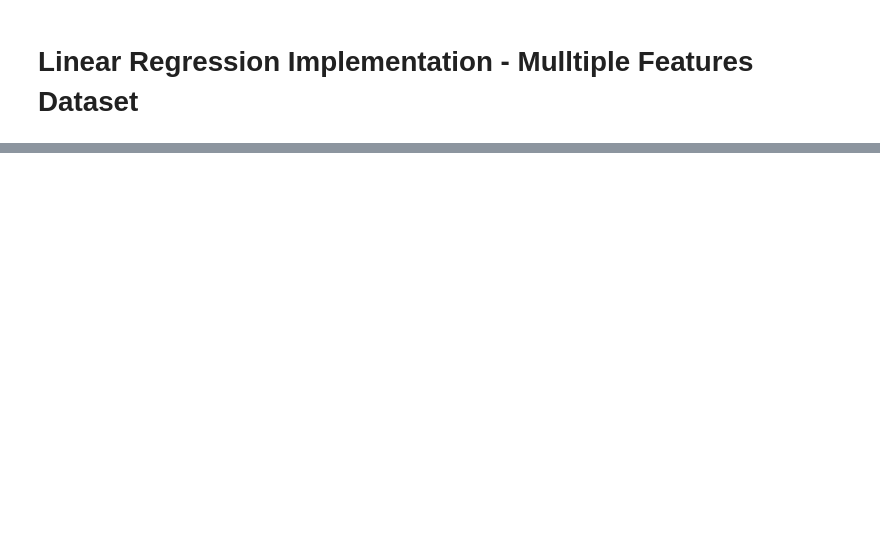
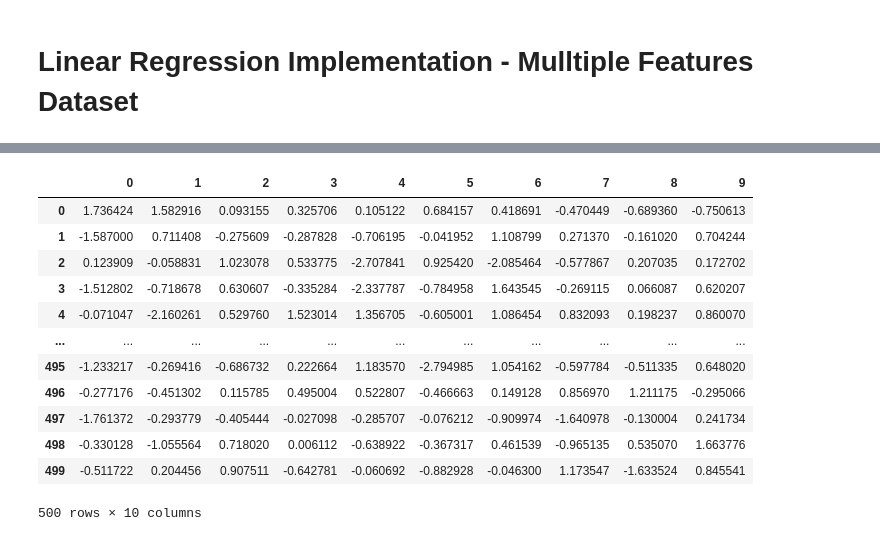
Before and after one commit to lavkushsingh31/ML-Practice-Exercises, a Jupyter notebook: Linear Regression Implementation.ipynb, the cells around one changed output, grey strips where cells are left out. Cells and saved outputs as stored; diff of their text form; code cells hidden in the pictures; blank space fills up the shorter version.

```diff
--- a/Linear Regression Implementation.ipynb
+++ b/Linear Regression Implementation.ipynb
@@ -2,0 +55,16 @@
+# %%
+X - X.mean(axis = 0)
+# %% [output]
+|  | 0 | 1 | 2 | 3 | 4 | 5 | 6 | 7 | 8 | 9 |
+| 0 | 1.736424 | 1.582916 | 0.093155 | 0.325706 | 0.105122 | 0.684157 | 0.418691 | -0.470449 | -0.689360 | -0.750613 |
+| 1 | -1.587000 | 0.711408 | -0.275609 | -0.287828 | -0.706195 | -0.041952 | 1.108799 | 0.271370 | -0.161020 | 0.704244 |
+| 2 | 0.123909 | -0.058831 | 1.023078 | 0.533775 | -2.707841 | 0.925420 | -2.085464 | -0.577867 | 0.207035 | 0.172702 |
+| 3 | -1.512802 | -0.718678 | 0.630607 | -0.335284 | -2.337787 | -0.784958 | 1.643545 | -0.269115 | 0.066087 | 0.620207 |
+| 4 | -0.071047 | -2.160261 | 0.529760 | 1.523014 | 1.356705 | -0.605001 | 1.086454 | 0.832093 | 0.198237 | 0.860070 |
+| ... | ... | ... | ... | ... | ... | ... | ... | ... | ... | ... |
+| 495 | -1.233217 | -0.269416 | -0.686732 | 0.222664 | 1.183570 | -2.794985 | 1.054162 | -0.597784 | -0.511335 | 0.648020 |
+| 496 | -0.277176 | -0.451302 | 0.115785 | 0.495004 | 0.522807 | -0.466663 | 0.149128 | 0.856970 | 1.211175 | -0.295066 |
+| 497 | -1.761372 | -0.293779 | -0.405444 | -0.027098 | -0.285707 | -0.076212 | -0.909974 | -1.640978 | -0.130004 | 0.241734 |
+| 498 | -0.330128 | -1.055564 | 0.718020 | 0.006112 | -0.638922 | -0.367317 | 0.461539 | -0.965135 | 0.535070 | 1.663776 |
+| 499 | -0.511722 | 0.204456 | 0.907511 | -0.642781 | -0.060692 | -0.882928 | -0.046300 | 1.173547 | -1.633524 | 0.845541 |
+500 rows × 10 columns
```
Also changed, not shown: parts of 18 cells of this notebook.
